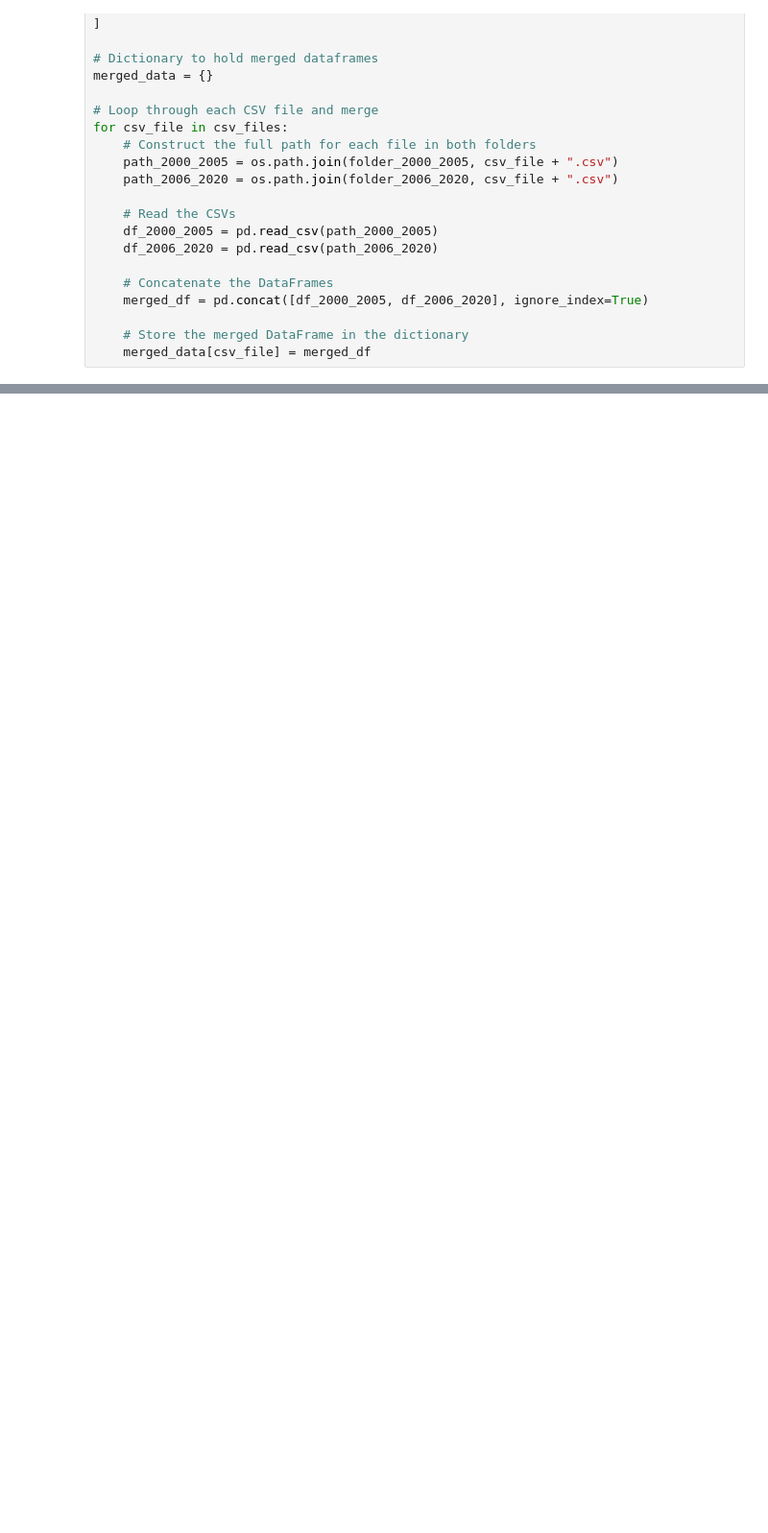
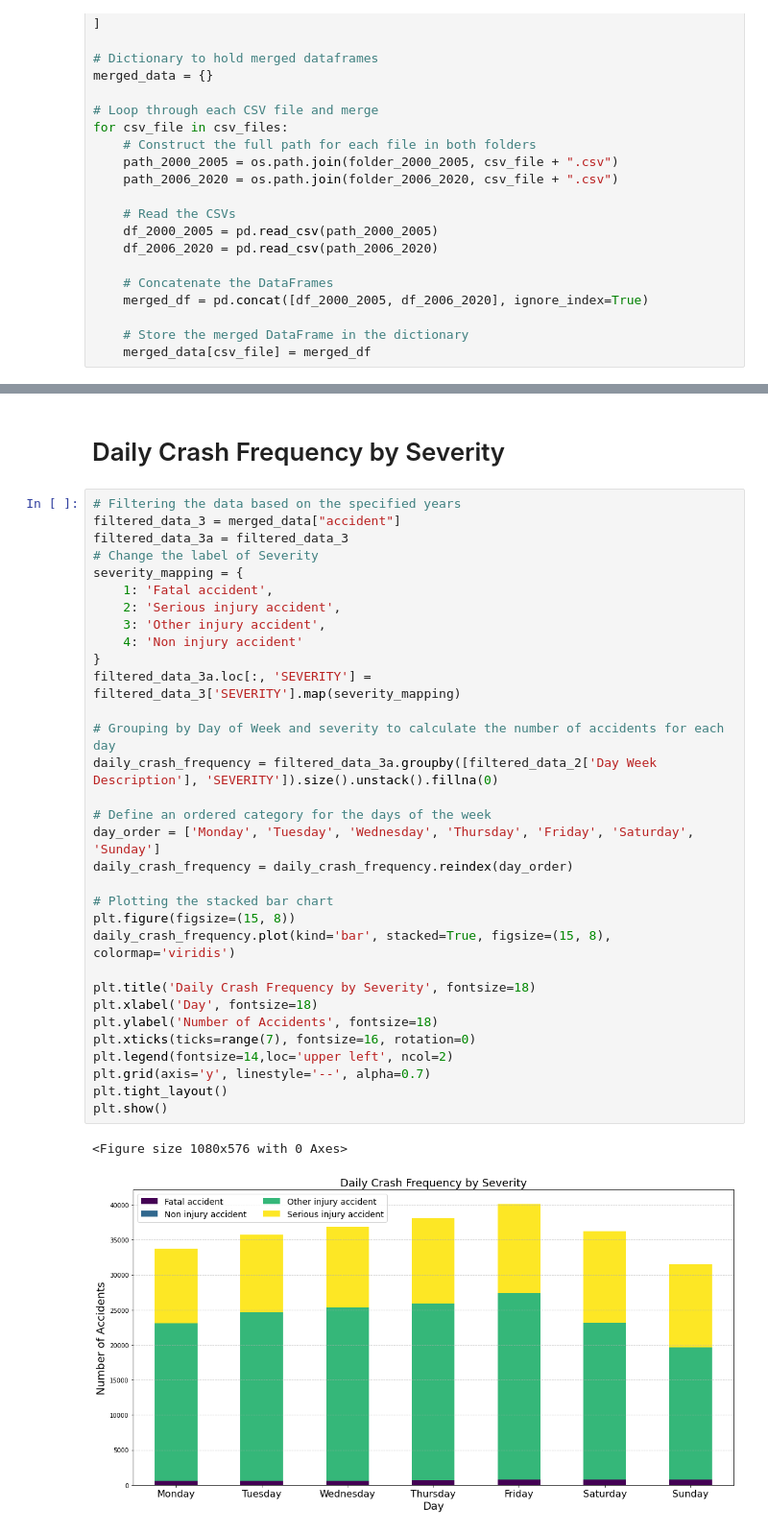
Before and after one commit to khuongbui11/for_Blunomy, a Jupyter notebook: Data Analysis.ipynb, the cells around one changed output, grey strips where cells are left out. Shown: that part at 96% size. Drawn from its saved outputs; the diff is of its cells as text; blank space fills up the shorter version.

Commit message:
Update Description

```diff
--- a/Data Analysis.ipynb
+++ b/Data Analysis.ipynb
@@ -104,0 +135,37 @@ plt.show()
+# %% [markdown]
+# Daily Crash Frequency by Severity
+# %%
+# Filtering the data based on the specified years
+filtered_data_3 = merged_data["accident"]
+filtered_data_3a = filtered_data_3
+# Change the label of Severity
+severity_mapping = {
+    1: 'Fatal accident',
+    2: 'Serious injury accident',
+    3: 'Other injury accident',
+    4: 'Non injury accident'
+}
+filtered_data_3a.loc[:, 'SEVERITY'] = filtered_data_3['SEVERITY'].map(severity_mapping)
+
+# Grouping by Day of Week and severity to calculate the number of accidents for each day
+daily_crash_frequency = filtered_data_3a.groupby([filtered_data_2['Day Week Description'], 'SEVERITY']).size().unstack().fillna(0)
+
+# Define an ordered category for the days of the week
+day_order = ['Monday', 'Tuesday', 'Wednesday', 'Thursday', 'Friday', 'Saturday', 'Sunday']
+daily_crash_frequency = daily_crash_frequency.reindex(day_order)
+
+# Plotting the stacked bar chart
+plt.figure(figsize=(15, 8))
+daily_crash_frequency.plot(kind='bar', stacked=True, figsize=(15, 8), colormap='viridis')
+
+plt.title('Daily Crash Frequency by Severity', fontsize=18)
+plt.xlabel('Day', fontsize=18)
+plt.ylabel('Number of Accidents', fontsize=18)
+plt.xticks(ticks=range(7), fontsize=16, rotation=0)
+plt.legend(fontsize=14,loc='upper left', ncol=2)
+plt.grid(axis='y', linestyle='--', alpha=0.7)
+plt.tight_layout()
+plt.show()
+# %% [output]
+<Figure size 1080x576 with 0 Axes>
+[figure, added]
```
Also changed, not shown: parts of 28 cells of this notebook, 1 other file.
